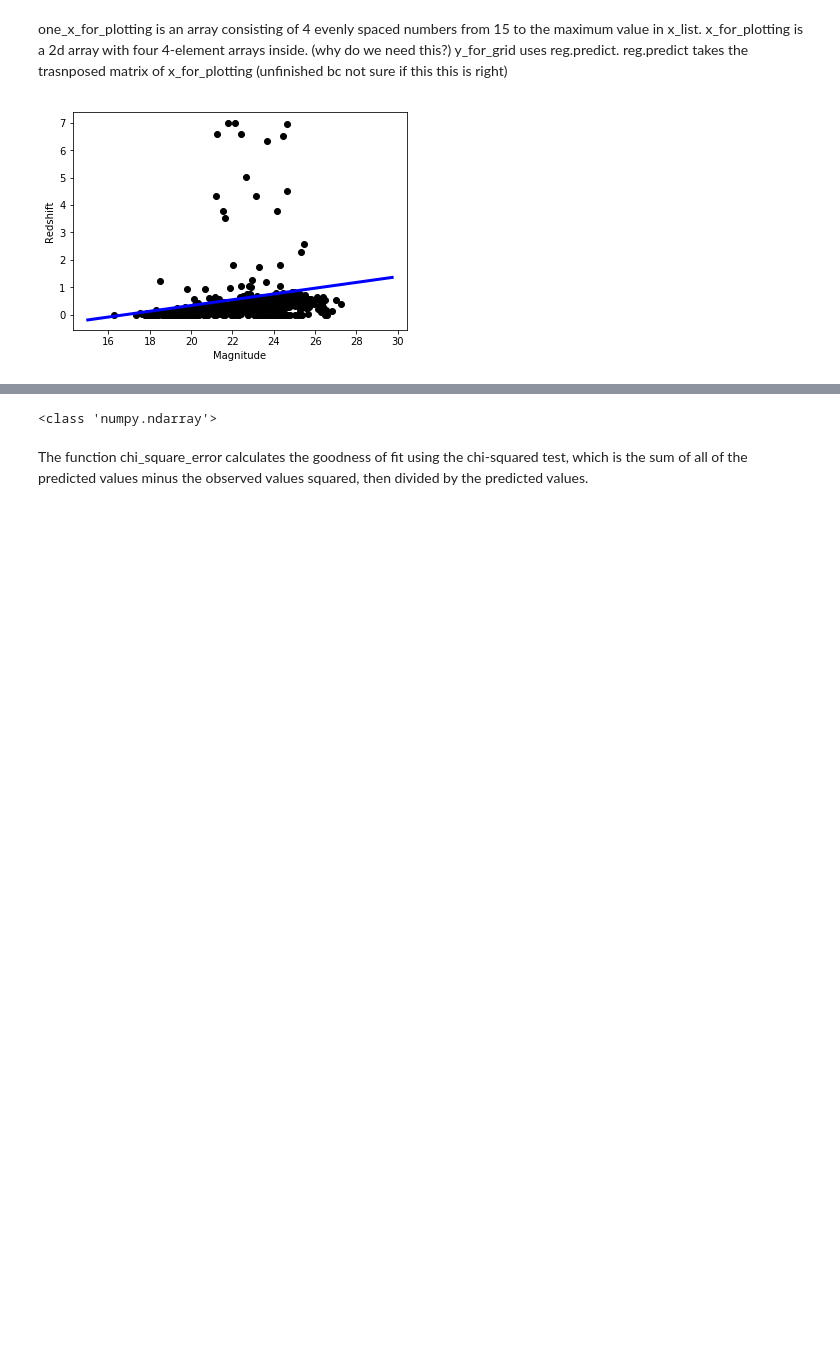
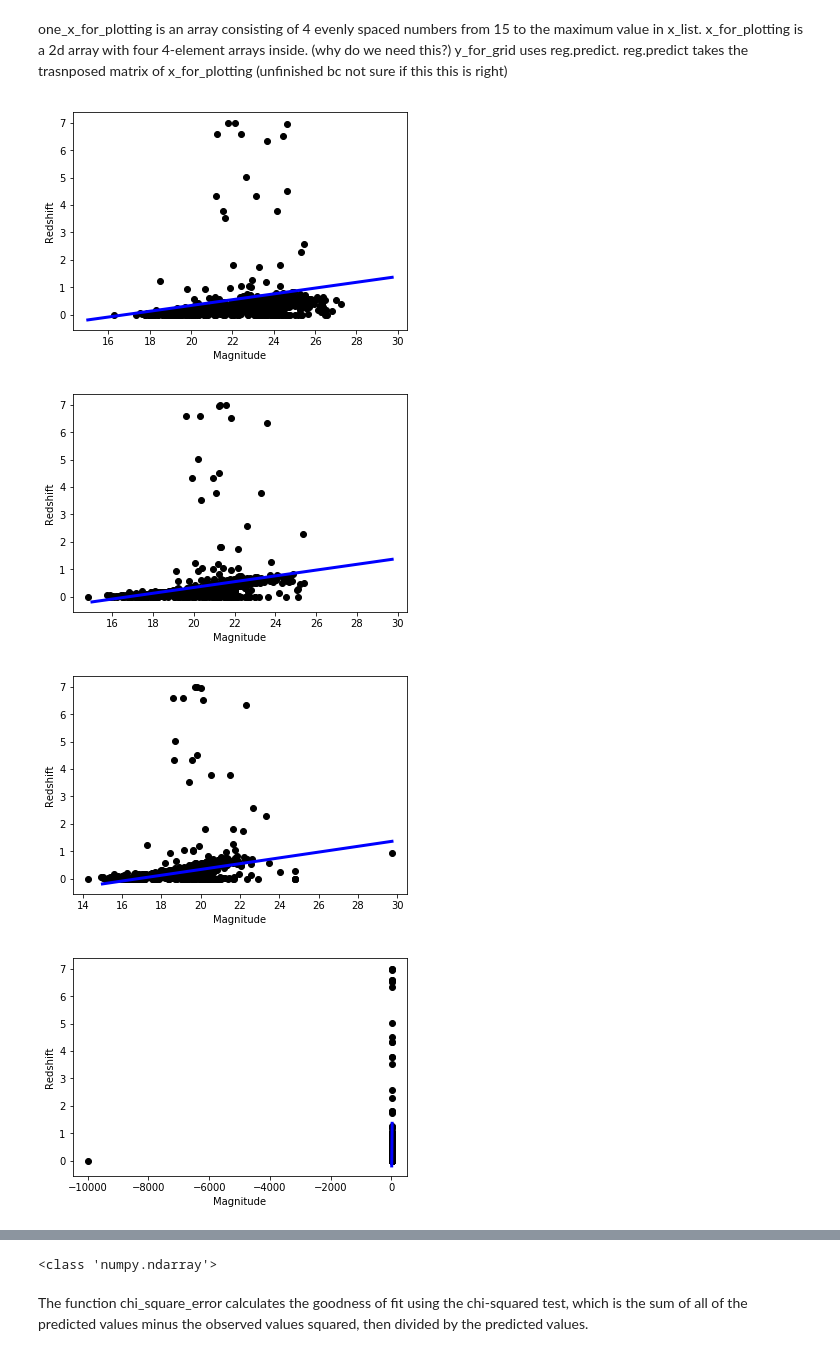
Before and after one commit to marin-hyatt/redshift_data_project, a Jupyter notebook: Marin Hyatt Machine Learning.ipynb, the cells around one changed output, grey strips where cells are left out. Drawn from its saved outputs; the diff is of its cells as text; code cells hidden in the pictures; blank space fills up the shorter version.

Commit message:
Graphed error values and answered questions.

```diff
--- a/Marin Hyatt Machine Learning.ipynb
+++ b/Marin Hyatt Machine Learning.ipynb
@@ -23,2 +23,2 @@ Create a variable x, where x is the values that are obtained when astrophysicist
 # %%
-x = data.T[3:7]
+x = data.T[3:8]
@@ -70,17 +88,18 @@ one_x_for_plotting is an array consisting of 4 evenly spaced numbers from 15 to
 x_for_plotting is a 2d array with four 4-element arrays inside. (why do we need this?)
 y_for_grid uses reg.predict. reg.predict takes the trasnposed matrix of x_for_plotting (unfinished bc not sure if this this is right)
 # %%
-one_x_for_plotting = numpy.linspace(15., max(x_list), 4)
-x_for_plotting = numpy.asarray([one_x_for_plotting, one_x_for_plotting, one_x_for_plotting, one_x_for_plotting])
+one_x_for_plotting = numpy.linspace(15., max(x_list), 5)
+x_for_plotting = numpy.asarray([one_x_for_plotting, one_x_for_plotting, one_x_for_plotting, one_x_for_plotting, one_x_for_plotting])
 y_for_grid = reg.predict(x_for_plotting.T)
-plt.scatter(x[0], y, color='black')
-plt.plot(x_for_plotting[0], y_for_grid,  color='blue', linewidth = 3)
 
-#plt.xticks(())
-#plt.yticks(())
-
-plt.xlabel("Magnitude")
-plt.ylabel("Redshift")
-plt.show()
+for i in range(5):
+    plt.scatter(x[i], y, color='black')
+    plt.plot(x_for_plotting[i], y_for_grid,  color='blue', linewidth = 3)
+    plt.xlabel("Magnitude")
+    plt.ylabel("Redshift")
+    plt.show()
 # %% [output]
 [figure]
+[figure, added]
+[figure, added]
+[figure, added]
```
Also changed, not shown: parts of 12 cells of this notebook.
